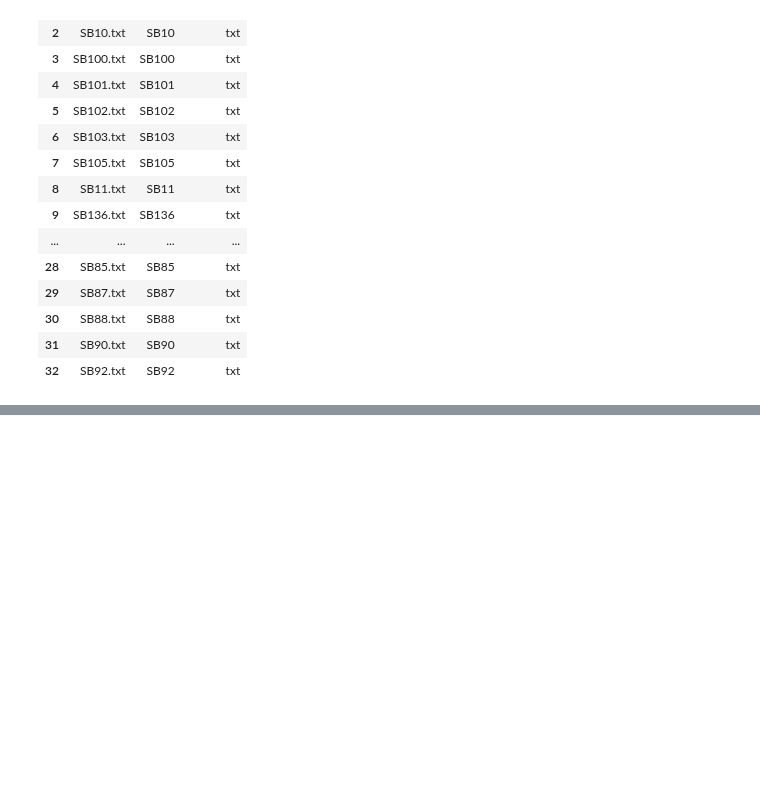
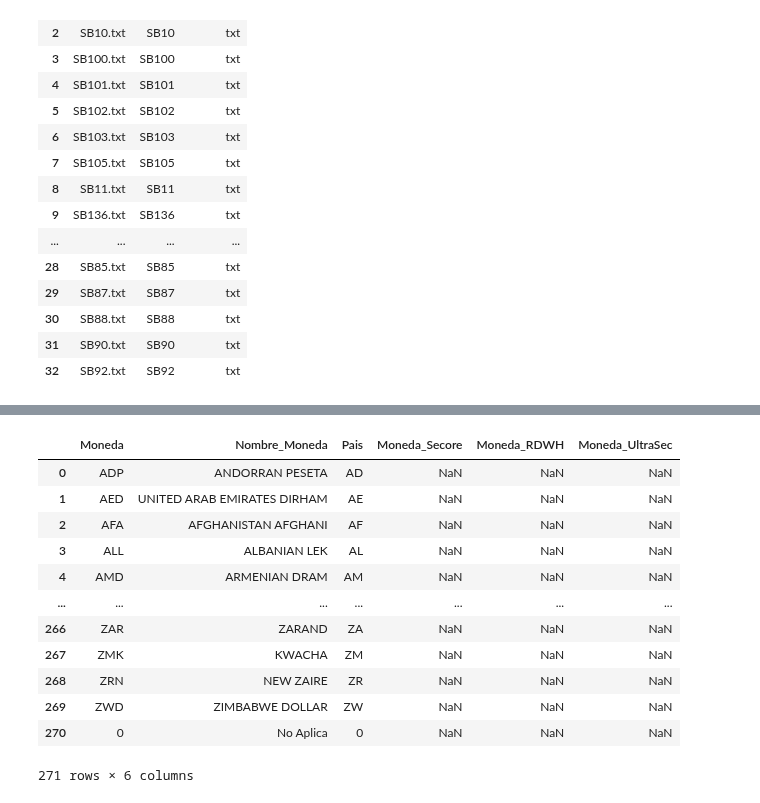
Before and after one commit to BAXTOR95/at-lrr, a Jupyter notebook: backend/app/jupyter_notebooks/Test.ipynb, the cells around one changed output, grey strips where cells are left out. Cells and saved outputs as stored; diff of their text form; code cells hidden in the pictures; blank space fills up the shorter version.

```diff
--- a/backend/app/jupyter_notebooks/Test.ipynb
+++ b/backend/app/jupyter_notebooks/Test.ipynb
@@ -3,6 +3,7 @@ from os import listdir
 from os.path import isfile, join
 
 import pandas as pd
+pd.options.display.max_rows = 500
 # %%
 sb_config_path = '../vol/sb_config/'
 sb_files = [f for f in listdir(sb_config_path) if isfile(join(sb_config_path, f))]
@@ -32,0 +47,21 @@ sb_files
+# %%
+sb15 = pd.read_csv(join(sb_config_path, 'SB15.txt'),
+                             sep='~',
+                             low_memory=False,
+                             encoding='latin',)
+# %%
+sb15
+# %% [output]
+|  | Moneda | Nombre_Moneda | Pais | Moneda_Secore | Moneda_RDWH | Moneda_UltraSec |
+| 0 | ADP | ANDORRAN PESETA | AD | NaN | NaN | NaN |
+| 1 | AED | UNITED ARAB EMIRATES DIRHAM | AE | NaN | NaN | NaN |
+| 2 | AFA | AFGHANISTAN AFGHANI | AF | NaN | NaN | NaN |
+| 3 | ALL | ALBANIAN LEK | AL | NaN | NaN | NaN |
+| 4 | AMD | ARMENIAN DRAM | AM | NaN | NaN | NaN |
+| ... | ... | ... | ... | ... | ... | ... |
+| 266 | ZAR | ZARAND | ZA | NaN | NaN | NaN |
+| 267 | ZMK | KWACHA | ZM | NaN | NaN | NaN |
+| 268 | ZRN | NEW ZAIRE | ZR | NaN | NaN | NaN |
+| 269 | ZWD | ZIMBABWE DOLLAR | ZW | NaN | NaN | NaN |
+| 270 | 0 | No Aplica | 0 | NaN | NaN | NaN |
+271 rows × 6 columns
```
Also changed, not shown: parts of 12 cells of this notebook, 10 other files.
